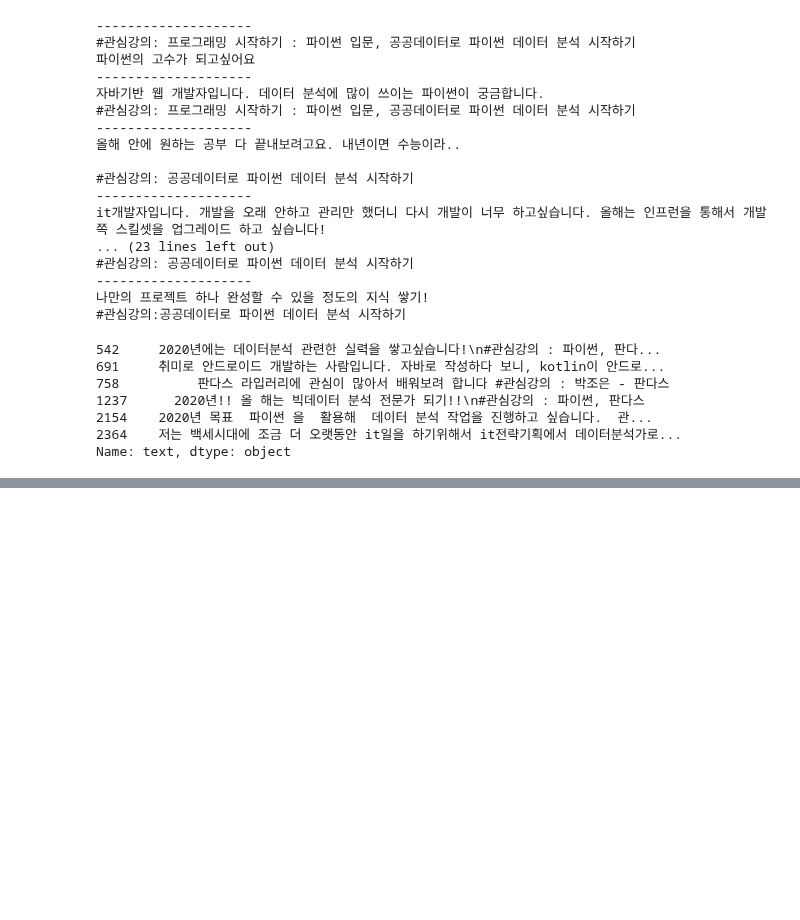
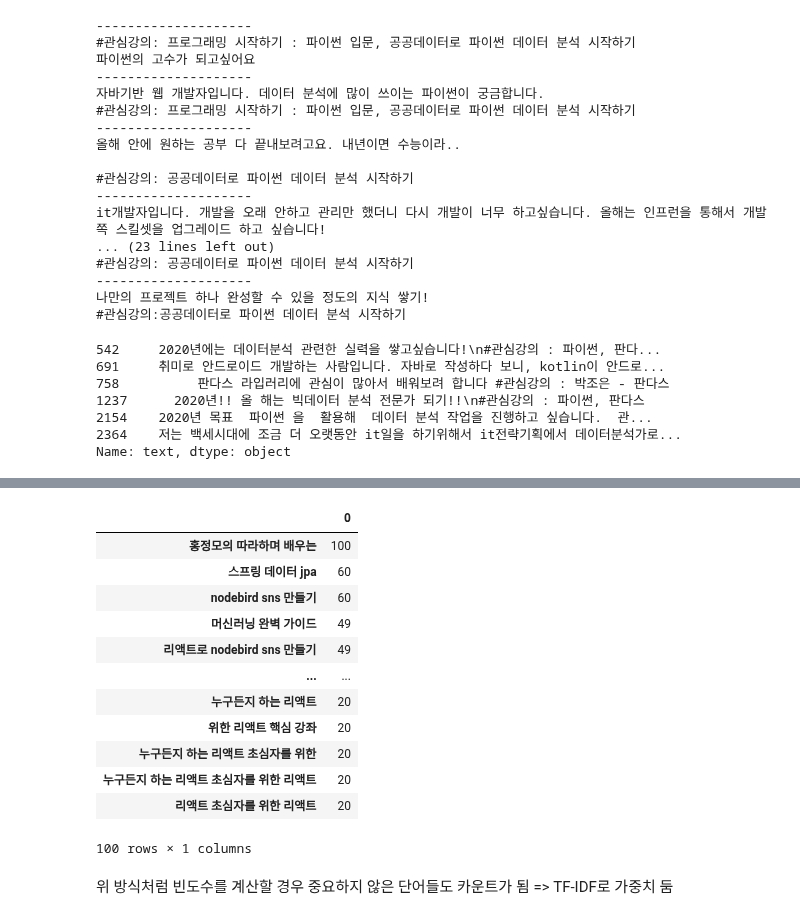
Before and after one commit to jh90k/keras_ex1, a Jupyter notebook: crawling copy.ipynb, the cells around one changed output, grey strips where cells are left out. Saved outputs shown, nothing was run; the diff lists cells and outputs as text; code cells hidden in the pictures; blank space fills up the shorter version.

```diff
--- a/crawling copy.ipynb
+++ b/crawling copy.ipynb
@@ -347,0 +413,9 @@ Name: text, dtype: object
+# %%
+# 위에서 구한 단어벡터를 더하면 단어가 전체에서 등장하는 횟수 확인 가능
+# 벡터화 된 피처 확인
+# Bag of words에 몇 개의 단어가 있는지 확인
+
+dist = np.sum(feature_vector, axis=0)
+
+df_freq = pd.DataFrame(dist, columns=vocab)
+df_freq
@@ -347,0 +426,20 @@ Name: text, dtype: object
+# %%
+# 행과 열의 축을 t로 바꿔주고 빈도수로 정렬
+df_freq.T.sort_values(by=0, ascending=False).head(100)
+# %% [output]
+|  | 0 |
+| 홍정모의 따라하며 배우는 | 100 |
+| 스프링 데이터 jpa | 60 |
+| nodebird sns 만들기 | 60 |
+| 머신러닝 완벽 가이드 | 49 |
+| 리액트로 nodebird sns 만들기 | 49 |
+| ... | ... |
+| 누구든지 하는 리액트 | 20 |
+| 위한 리액트 핵심 강좌 | 20 |
+| 누구든지 하는 리액트 초심자를 위한 | 20 |
+| 누구든지 하는 리액트 초심자를 위한 리액트 | 20 |
+| 리액트 초심자를 위한 리액트 | 20 |
+100 rows × 1 columns
+# %% [markdown]
+위 방식처럼 빈도수를 계산할 경우 중요하지 않은 단어들도 카운트가 됨
+=> TF-IDF로 가중치 둠
```
Also changed, not shown: parts of 24 cells of this notebook, 1 other file.
